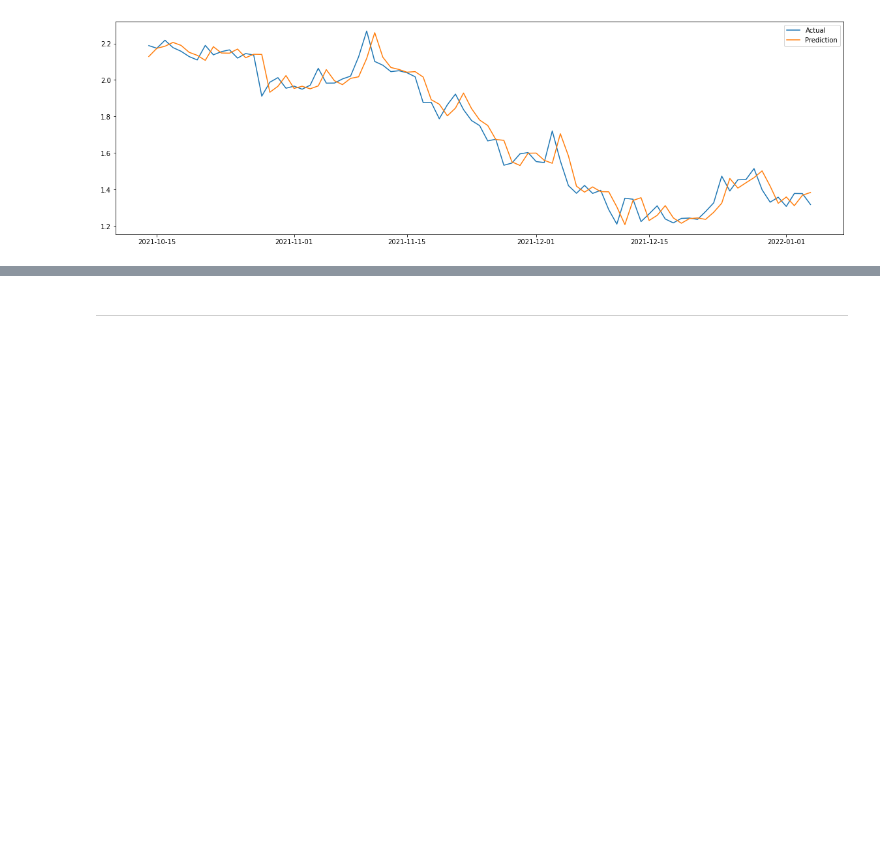
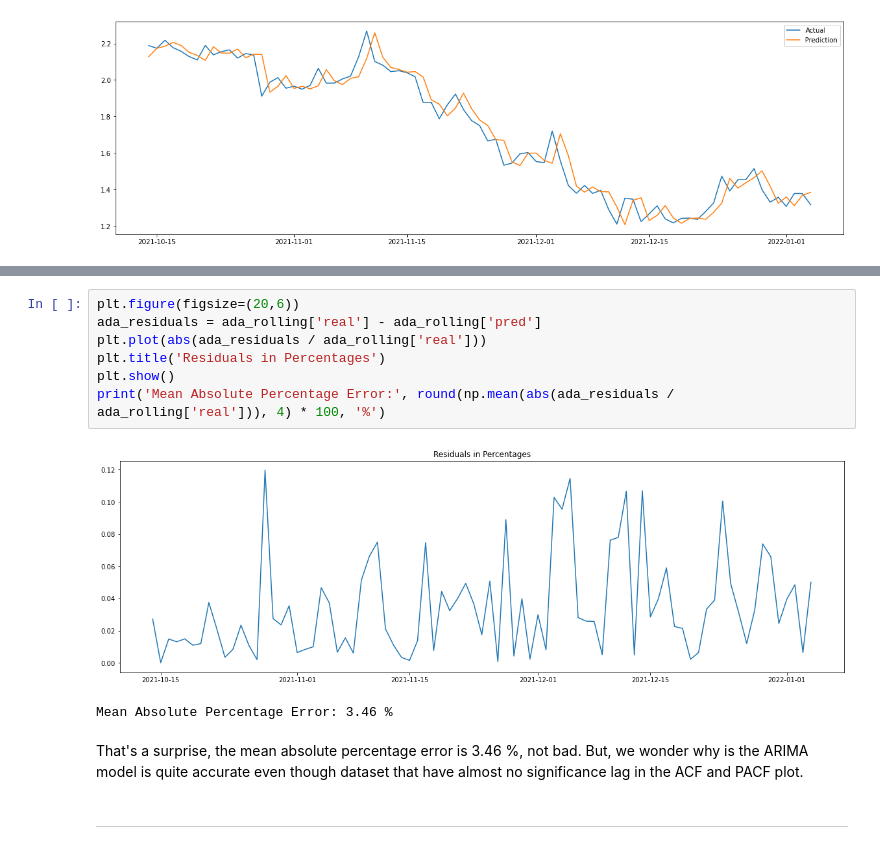
Before and after one commit to nabebako/Crypto-Price-Prediction-Model, a Jupyter notebook: arima.ipynb, the cells around one changed output, grey strips where cells are left out. Cells and saved outputs as stored; diff of their text form; blank space fills up the shorter version.

```diff
--- a/arima.ipynb
+++ b/arima.ipynb
@@ -147,3 +165,17 @@ As you can see, the model prediction is, at best, lagging; at worst, it is unusa
+# %%
+plt.figure(figsize=(20,6))
+ada_residuals = ada_rolling['real'] - ada_rolling['pred']
+plt.plot(abs(ada_residuals / ada_rolling['real']))
+plt.title('Residuals in Percentages')
+plt.show()
+print('Mean Absolute Percentage Error:', round(np.mean(abs(ada_residuals / ada_rolling['real'])), 4) * 100, '%')
+# %% [output]
+[figure, added]
+Mean Absolute Percentage Error: 3.46 %
+# %% [markdown]
+<p>
+    That's a surprise, the mean absolute percentage error is 3.46 %, not bad. But, we wonder why is the ARIMA model is quite accurate even though dataset that have almost no significance lag in the ACF and PACF plot.
+</p>
 # %% [markdown]
 ---
 # %%
```
Also changed, not shown: parts of 7 cells of this notebook.
